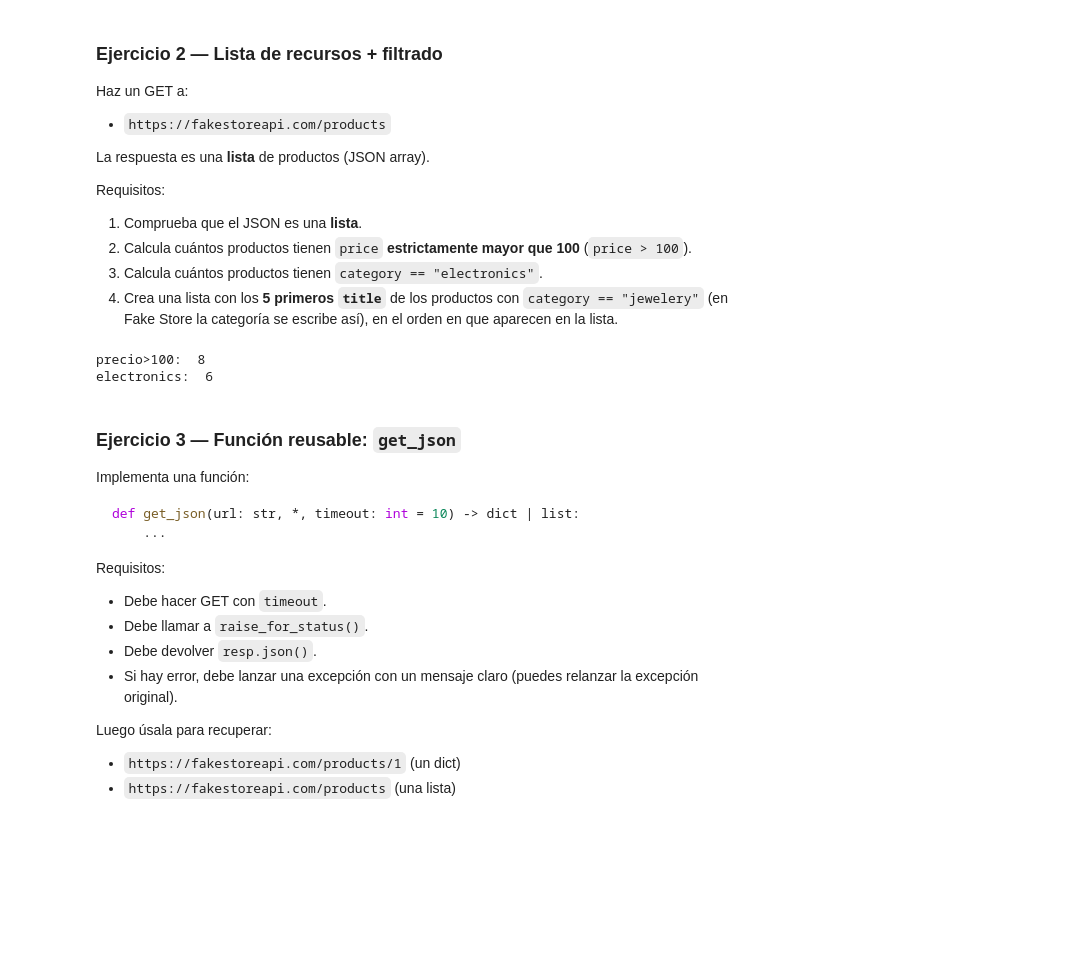
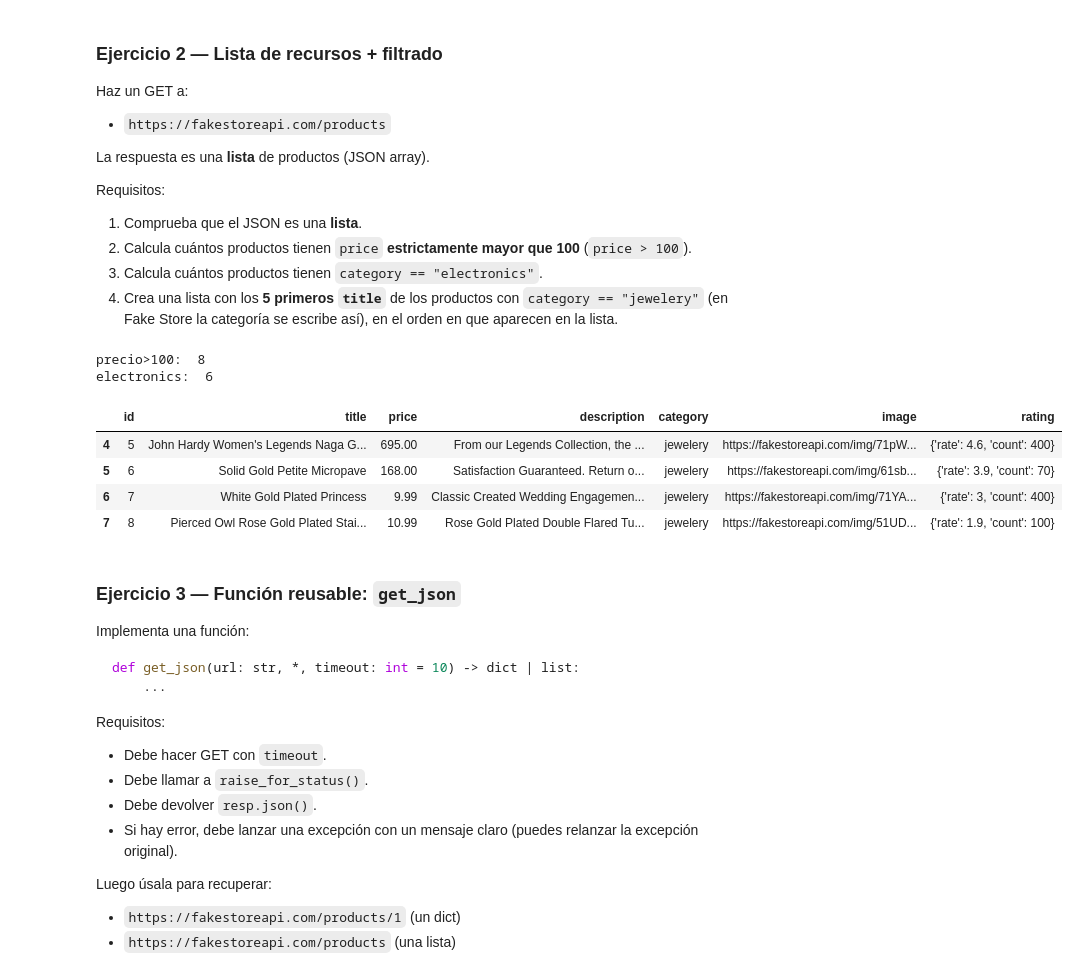
Before and after one commit to Guille-33/RepoAI, a Jupyter notebook: 01_Python_IA_Generativa/Sprint_04/Practica_Obligatoria_HTTP_APIs.ipynb, the cells around one changed output. Saved outputs shown, nothing was run; the diff lists cells and outputs as text; code cells hidden in the pictures; blank space fills up the shorter version.

```diff
--- a/01_Python_IA_Generativa/Sprint_04/Practica_Obligatoria_HTTP_APIs.ipynb
+++ b/01_Python_IA_Generativa/Sprint_04/Practica_Obligatoria_HTTP_APIs.ipynb
@@ -66,15 +66,22 @@ import pandas as pd
 # %%
 # TU CÓDIGO AQUÍ
 url=base_url+endpoint
 products=requests.get(url)
 conv_prod=products.json()
 type(conv_prod)
 tabla=pd.DataFrame(conv_prod)
 print('precio>100: ',tabla[tabla['price']>100]['price'].count().item())
 print('electronics: ',tabla[tabla['category']=='electronics']['price'].count().item())
+Primeros5=tabla[tabla['category']=='jewelery'].iloc[:5]
+Primeros5
 # %% [output]
 precio>100:  8
 electronics:  6
+|  | id | title | price | description | category | image | rating |
+| 4 | 5 | John Hardy Women's Legends Naga G... | 695.00 | From our Legends Collection, the ... | jewelery | https://fakestoreapi.com/img/71pW... | {'rate': 4.6, 'count': 400} |
+| 5 | 6 | Solid Gold Petite Micropave | 168.00 | Satisfaction Guaranteed. Return o... | jewelery | https://fakestoreapi.com/img/61sb... | {'rate': 3.9, 'count': 70} |
+| 6 | 7 | White Gold Plated Princess | 9.99 | Classic Created Wedding Engagemen... | jewelery | https://fakestoreapi.com/img/71YA... | {'rate': 3, 'count': 400} |
+| 7 | 8 | Pierced Owl Rose Gold Plated Stai... | 10.99 | Rose Gold Plated Double Flared Tu... | jewelery | https://fakestoreapi.com/img/51UD... | {'rate': 1.9, 'count': 100} |
 # %% [markdown]
 ### Ejercicio 3 — Función reusable: `get_json`
 
```
